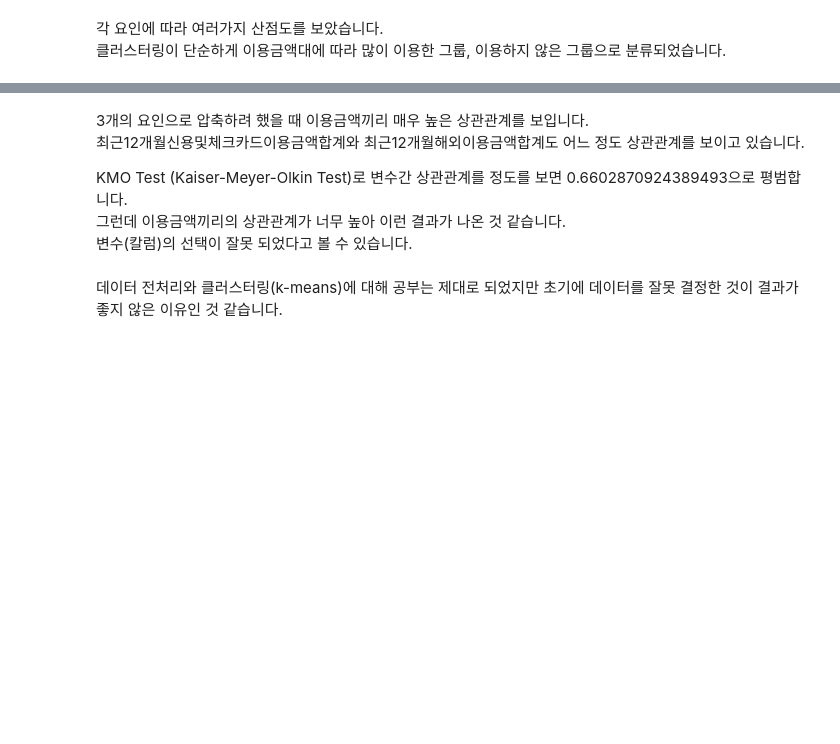
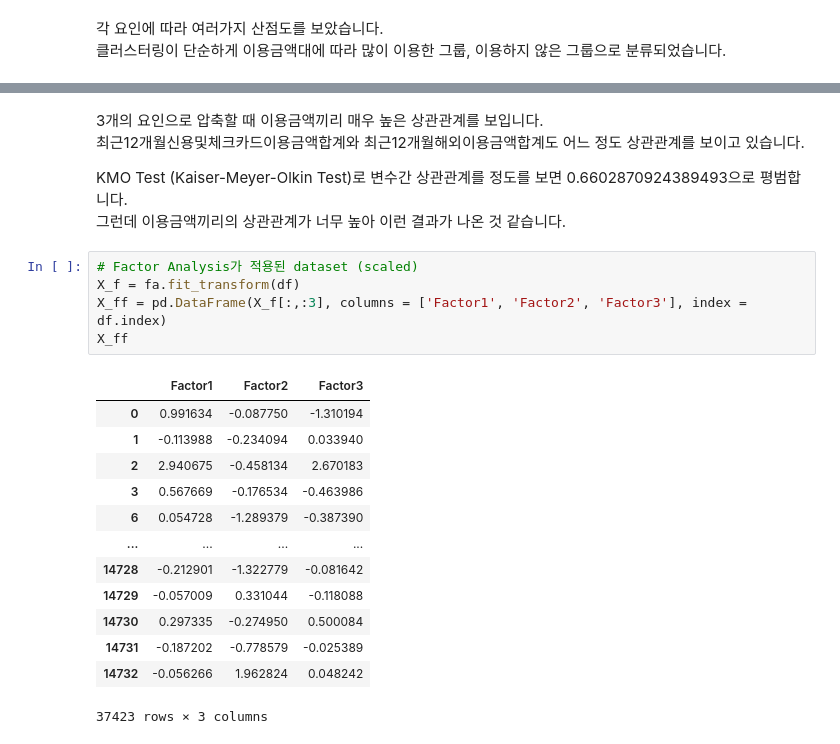
Before and after one commit to Konkuk-Univ-Glocal-Campus/ml202401-midterm-Yeongbin99, a Jupyter notebook: midterm.ipynb, the cells around one changed output, grey strips where cells are left out. Saved outputs shown, nothing was run; the diff lists cells and outputs as text; blank space fills up the shorter version.

```diff
--- a/midterm.ipynb
+++ b/midterm.ipynb
@@ -317,9 +330,25 @@ NameError: name 'df_scale' is not defined
 # %% [markdown]
-3개의 요인으로 압축하려 했을 때 이용금액끼리 매우 높은 상관관계를 보입니다.
+3개의 요인으로 압축할 때 이용금액끼리 매우 높은 상관관계를 보입니다.
 최근12개월신용및체크카드이용금액합계와 최근12개월해외이용금액합계도 어느 정도 상관관계를 보이고 있습니다.
 
 KMO Test (Kaiser-Meyer-Olkin Test)로 변수간 상관관계를 정도를 보면 0.6602870924389493으로 평범합니다.
 그런데 이용금액끼리의 상관관계가 너무 높아 이런 결과가 나온 것 같습니다.
-변수(칼럼)의 선택이 잘못 되었다고 볼 수 있습니다.
-# %% [markdown]
-데이터 전처리와 클러스터링(k-means)에 대해 공부는 제대로 되었지만 초기에 데이터를 잘못 결정한 것이 결과가 좋지 않은 이유인 것 같습니다.
+# %%
+# Factor Analysis가 적용된 dataset (scaled)
+X_f = fa.fit_transform(df)
+X_ff = pd.DataFrame(X_f[:,:3], columns = ['Factor1', 'Factor2', 'Factor3'], index = df.index)
+X_ff
+# %% [output]
+|  | Factor1 | Factor2 | Factor3 |
+| 0 | 0.991634 | -0.087750 | -1.310194 |
+| 1 | -0.113988 | -0.234094 | 0.033940 |
+| 2 | 2.940675 | -0.458134 | 2.670183 |
+| 3 | 0.567669 | -0.176534 | -0.463986 |
+| 6 | 0.054728 | -1.289379 | -0.387390 |
+| ... | ... | ... | ... |
+| 14728 | -0.212901 | -1.322779 | -0.081642 |
+| 14729 | -0.057009 | 0.331044 | -0.118088 |
+| 14730 | 0.297335 | -0.274950 | 0.500084 |
+| 14731 | -0.187202 | -0.778579 | -0.025389 |
+| 14732 | -0.056266 | 1.962824 | 0.048242 |
+37423 rows × 3 columns
```
Also changed, not shown: parts of 17 cells of this notebook.
